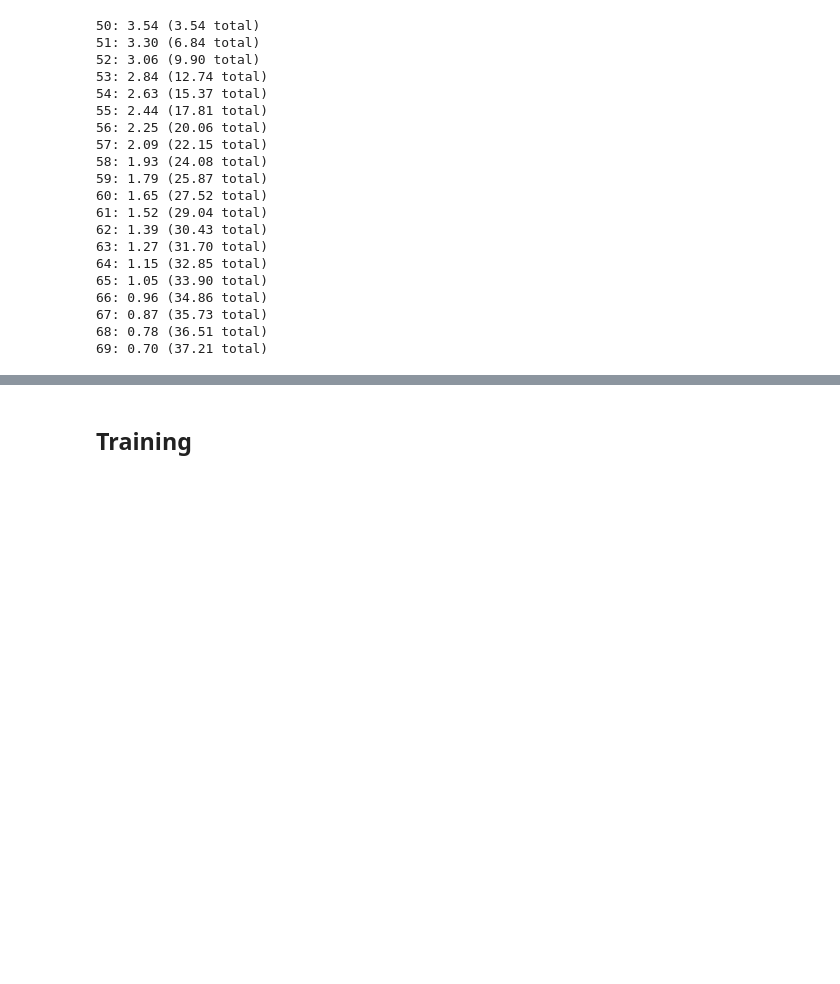
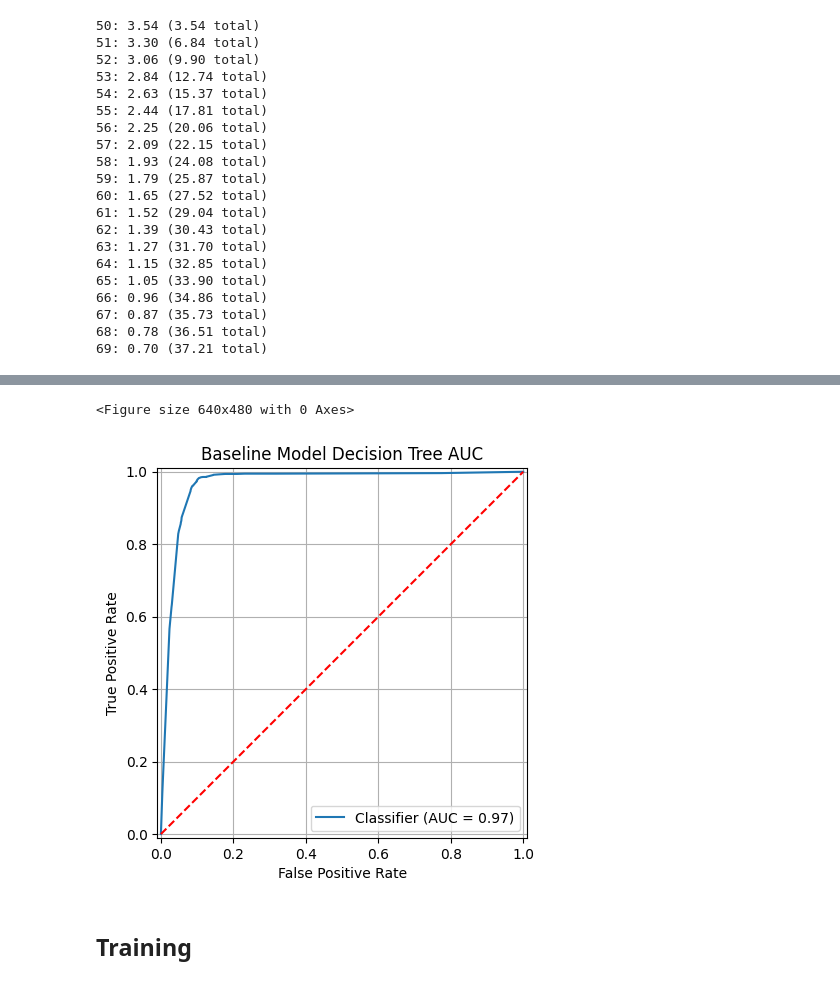
Before and after one commit to AlexanderBeck0/CS539-Final-Project, a Jupyter notebook: song_popularity.ipynb, the cells around one changed output, grey strips where cells are left out. Drawn from its saved outputs; the diff is of its cells as text; code cells hidden in the pictures; blank space fills up the shorter version.

```diff
--- a/song_popularity.ipynb
+++ b/song_popularity.ipynb
@@ -417,18 +268,21 @@ print(np.unique_counts(results))
 # %%
 # Plot the decision tree AUC
 from sklearn.metrics import RocCurveDisplay
 
 
 # A good decision tree will have a HIGH AUC (0.8+), high TPR with low FPR.
 plt.figure()
 rcd: RocCurveDisplay = RocCurveDisplay.from_predictions(y_test, y_pred_proba)
 plt.plot([0, 1], [0, 1], color="red", linestyle="--")
 plt.xlabel("False Positive Rate")
 plt.ylabel("True Positive Rate")
-plt.title("Decision Tree AUC")
+plt.title("Baseline Model Decision Tree AUC")
 plt.grid(True)
 plt.legend()
 plt.show()
+# %% [output]
+<Figure size 640x480 with 0 Axes>
+[figure, added]
 # %% [markdown]
 ## Training
 # %%
```
Also changed, not shown: parts of 8 cells of this notebook.
